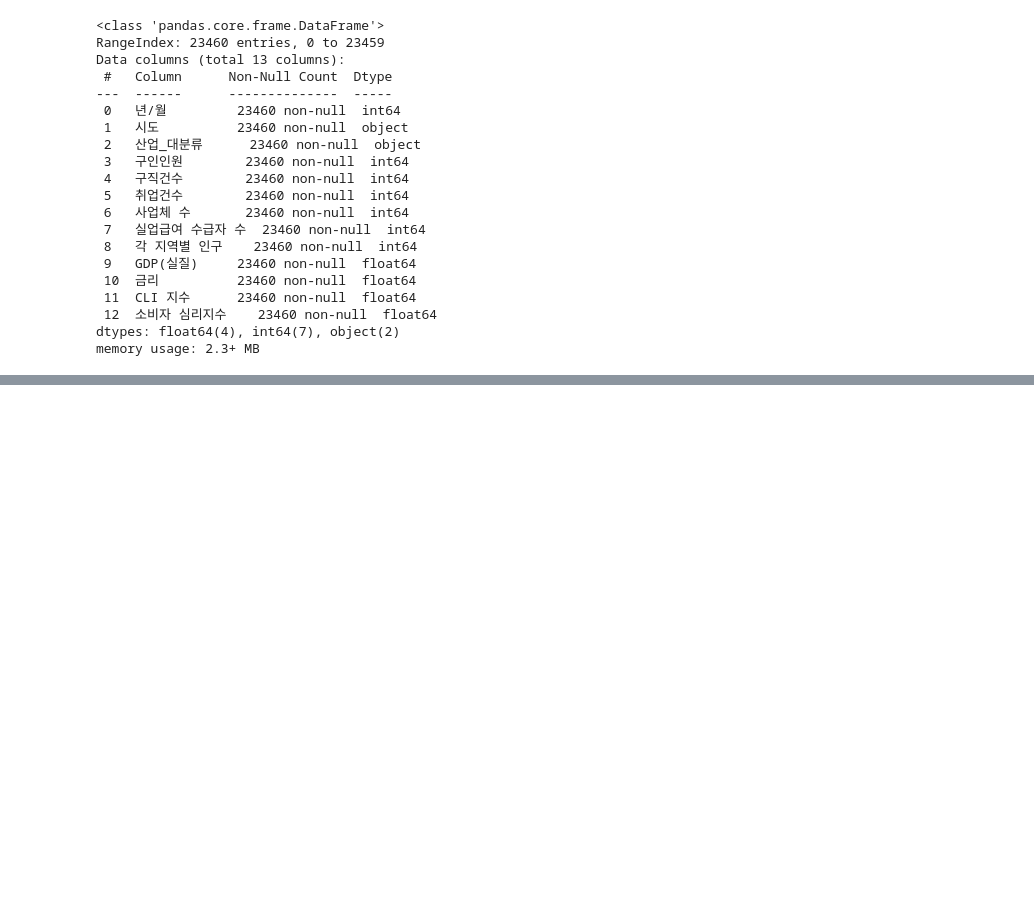
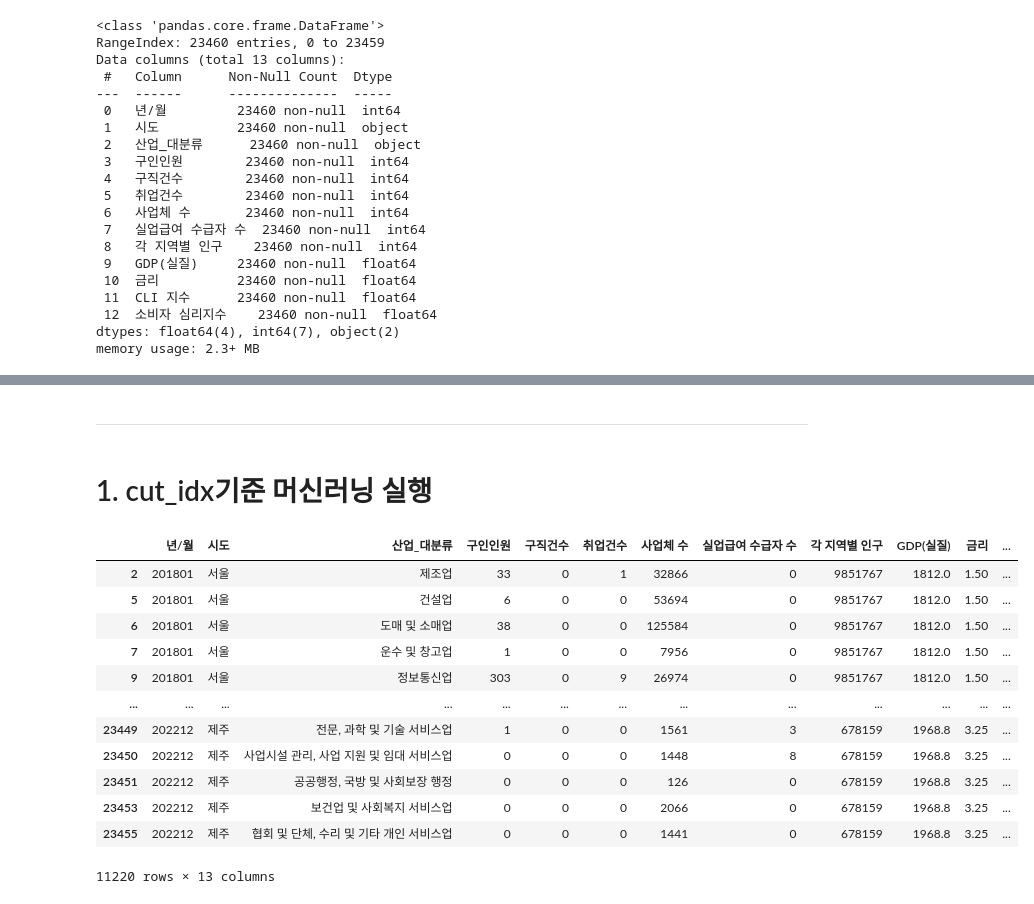
Before and after one commit to gchin97/multi_finalproject, a Jupyter notebook: 채용인원예측.ipynb, the cells around one changed output, grey strips where cells are left out. Cells and saved outputs as stored; diff of their text form; code cells hidden in the pictures; blank space fills up the shorter version.

Commit message:
채용인원 머신러닝

```diff
--- a/채용인원예측.ipynb
+++ b/채용인원예측.ipynb
@@ -2,7 +2,7 @@
 import pandas as pd
 import numpy as np
 # %%
-df = pd.read_excel("C:\Data_Engineer_Study\멀캠_PJT_2\태블로 데이터\전체데이터관리.xlsx", sheet_name = "part 1")
+df = pd.read_excel("C:\Data_Engineer_Study\멀캠_PJT_2\태블로 데이터\전체데이터관리(1).xlsx", sheet_name = "개발 채용 예측")
 # %%
 df
 # %% [output]
@@ -131,5 +109,0 @@ memory usage: 2.3+ MB
-# %%
-# '시도', '산업_대분류' -> 카테고리형으로 형 변환
-
-df['시도'] = df['시도'].astype('category').cat.codes
-df['산업_대분류'] = df['산업_대분류'].astype('category').cat.codes
@@ -254,0 +232,26 @@ model3_5    0.9048   0.9190  0.0142  0.7189
+# %%
+cut_idx = ['정보통신업', '제조업', '도매 및 소매업', '전문, 과학 및 기술 서비스업',
+       '사업시설 관리, 사업 지원 및 임대 서비스업', '건설업', '운수 및 창고업',
+       '협회 및 단체, 수리 및 기타 개인 서비스업', '보건업 및 사회복지 서비스업', '금융 및 보험업',
+       '공공행정, 국방 및 사회보장 행정']
+# %% [markdown]
+---
+# %% [markdown]
+# 1. cut_idx기준 머신러닝 실행
+# %%
+df_cut = df[df['산업_대분류'].isin(cut_idx)]
+df_cut
+# %% [output]
+|  | 년/월 | 시도 | 산업_대분류 | 구인인원 | 구직건수 | 취업건수 | 사업체 수 | 실업급여 수급자 수 | 각 지역별 인구 | GDP(실질) | 금리 | ... |
+| 2 | 201801 | 서울 | 제조업 | 33 | 0 | 1 | 32866 | 0 | 9851767 | 1812.0 | 1.50 | ... |
+| 5 | 201801 | 서울 | 건설업 | 6 | 0 | 0 | 53694 | 0 | 9851767 | 1812.0 | 1.50 | ... |
+| 6 | 201801 | 서울 | 도매 및 소매업 | 38 | 0 | 0 | 125584 | 0 | 9851767 | 1812.0 | 1.50 | ... |
+| 7 | 201801 | 서울 | 운수 및 창고업 | 1 | 0 | 0 | 7956 | 0 | 9851767 | 1812.0 | 1.50 | ... |
+| 9 | 201801 | 서울 | 정보통신업 | 303 | 0 | 9 | 26974 | 0 | 9851767 | 1812.0 | 1.50 | ... |
+| ... | ... | ... | ... | ... | ... | ... | ... | ... | ... | ... | ... | ... |
+| 23449 | 202212 | 제주 | 전문, 과학 및 기술 서비스업 | 1 | 0 | 0 | 1561 | 3 | 678159 | 1968.8 | 3.25 | ... |
+| 23450 | 202212 | 제주 | 사업시설 관리, 사업 지원 및 임대 서비스업 | 0 | 0 | 0 | 1448 | 8 | 678159 | 1968.8 | 3.25 | ... |
+| 23451 | 202212 | 제주 | 공공행정, 국방 및 사회보장 행정 | 0 | 0 | 0 | 126 | 0 | 678159 | 1968.8 | 3.25 | ... |
+| 23453 | 202212 | 제주 | 보건업 및 사회복지 서비스업 | 0 | 0 | 0 | 2066 | 0 | 678159 | 1968.8 | 3.25 | ... |
+| 23455 | 202212 | 제주 | 협회 및 단체, 수리 및 기타 개인 서비스업 | 0 | 0 | 0 | 1441 | 0 | 678159 | 1968.8 | 3.25 | ... |
+11220 rows × 13 columns
```
Also changed, not shown: parts of 44 cells of this notebook.
